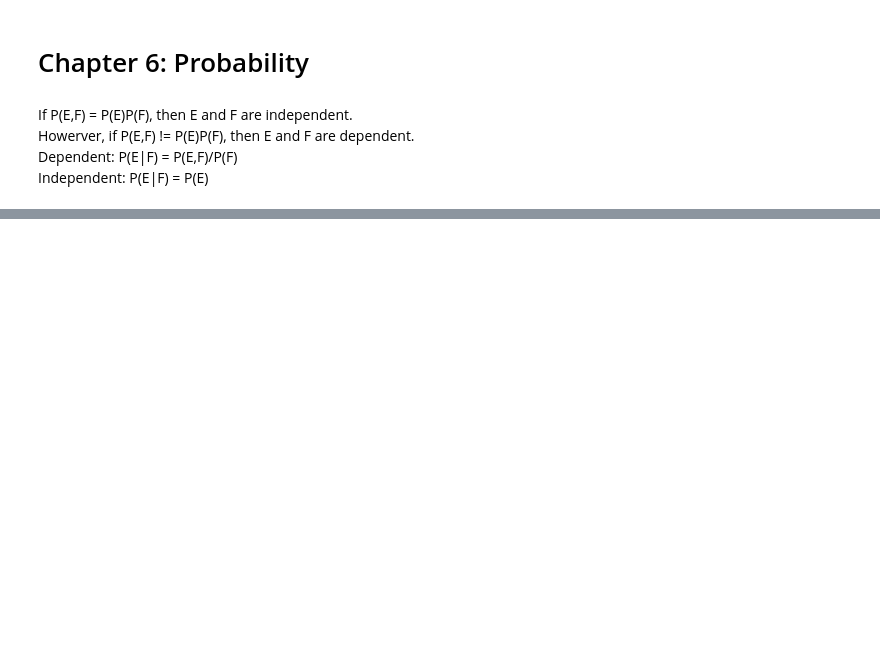
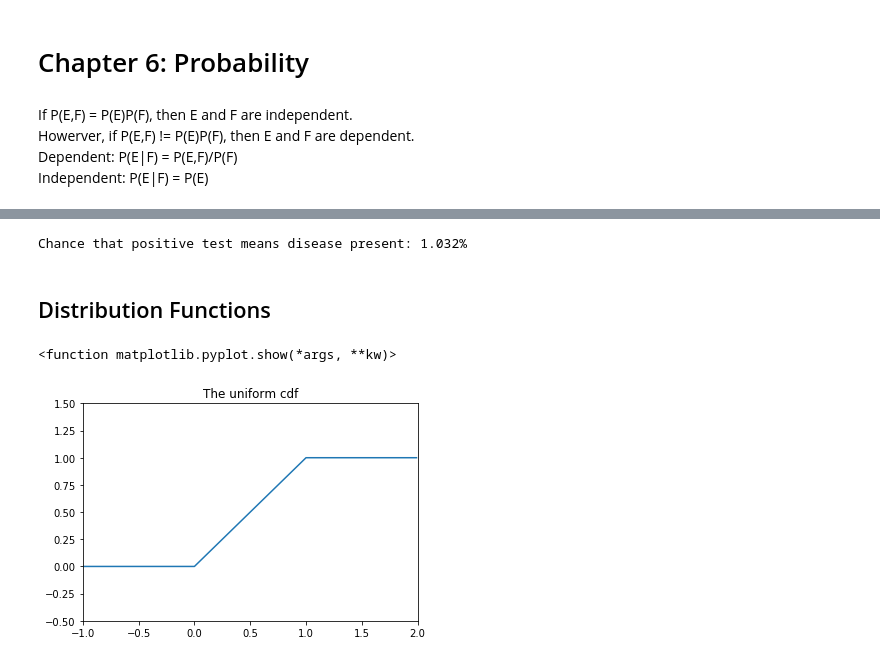
Before and after one commit to Mephastophilis/data-science-from-scratch-examples, a Jupyter notebook: Chapter-6-Probability.ipynb, the cells around one changed output, grey strips where cells are left out. Drawn from its saved outputs; the diff is of its cells as text; code cells hidden in the pictures; blank space fills up the shorter version.

```diff
--- a/Chapter-6-Probability.ipynb
+++ b/Chapter-6-Probability.ipynb
@@ -39,0 +81,6 @@ P(both | older): 0.5003234937323089
+# %%
+print('Chance that positive test means disease present: ' + str( round(true_positive/(true_positive+false_positive)*100, 4)) + '%')
+# %% [output]
+Chance that positive test means disease present: 1.032%
+# %% [markdown]
+## Distribution Functions
@@ -39,0 +90,16 @@ P(both | older): 0.5003234937323089
+# %%
+def uniform_cdf(x):
+    "returns the probability that a uniform random variable is <= x"
+    if x < 0: return 0
+    if x < 1: return x
+    else: return 1
+# %%
+xs = [x_i / 100 for x_i in range(-100, 200)]
+ys = [uniform_cdf(x_i) for x_i in xs]
+plt.plot(xs, ys)
+plt.title("The uniform cdf")
+plt.axis([-1, 2, -0.5, 1.5])
+plt.show
+# %% [output]
+<function matplotlib.pyplot.show(*args, **kw)>
+[figure, added]
```
Also changed, not shown: parts of 17 cells of this notebook.
